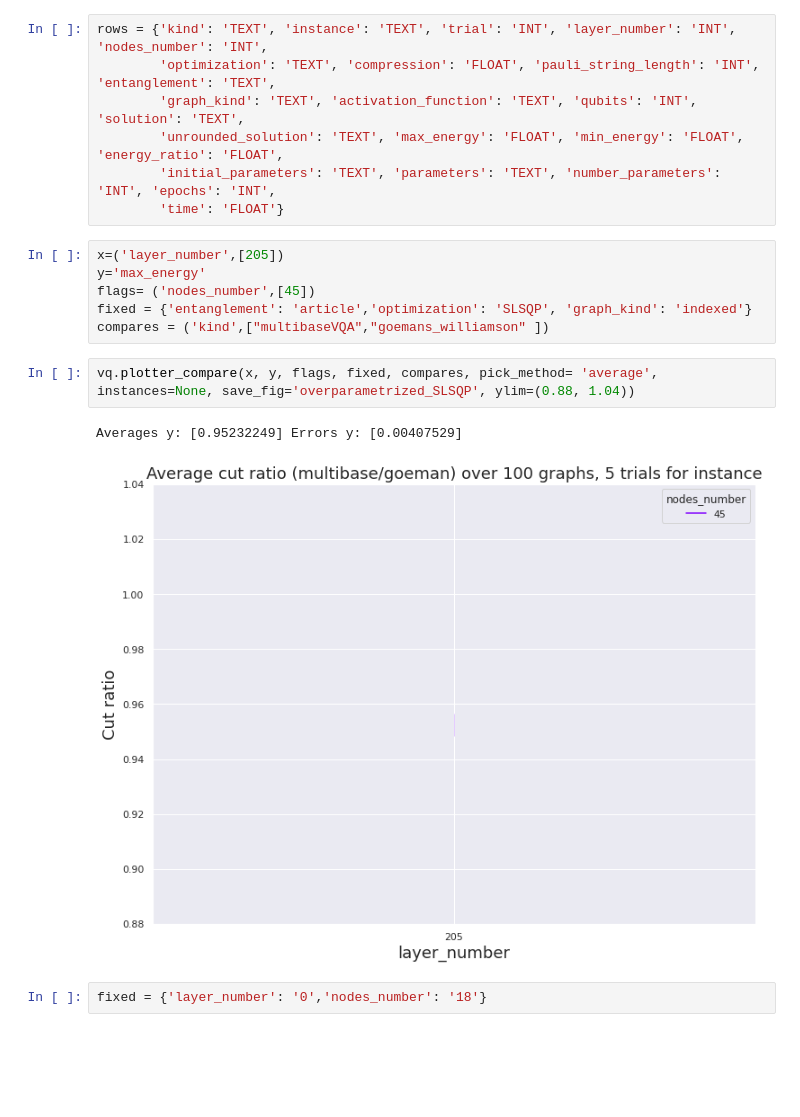
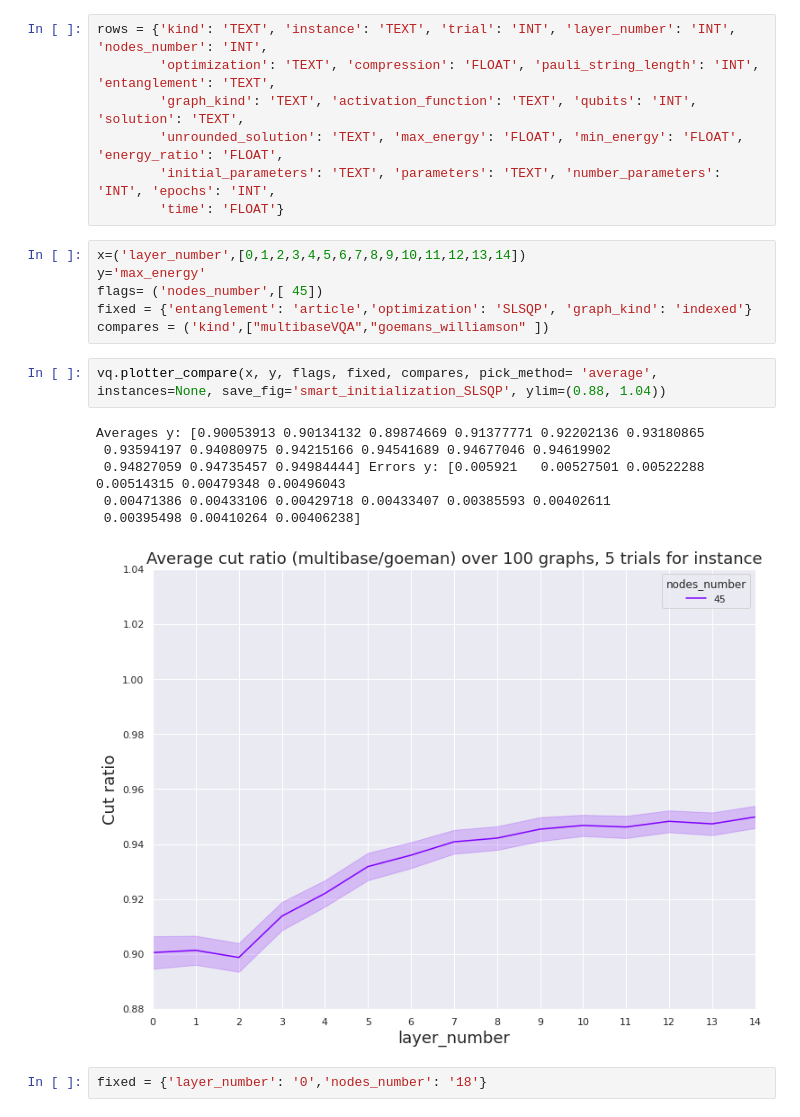
Before and after one commit to MarcoSciorilli/MqMBE, a Jupyter notebook: Tests.ipynb, the cells around one changed output. Saved outputs shown, nothing was run; the diff lists cells and outputs as text; blank space fills up the shorter version.

```diff
--- a/Tests.ipynb
+++ b/Tests.ipynb
@@ -16,16 +13,20 @@ rows = {'kind': 'TEXT', 'instance': 'TEXT', 'trial': 'INT', 'layer_number': 'INT
         'initial_parameters': 'TEXT', 'parameters': 'TEXT', 'number_parameters': 'INT', 'epochs': 'INT',
         'time': 'FLOAT'}
 # %%
-x=('layer_number',[205])
+x=('layer_number',[0,1,2,3,4,5,6,7,8,9,10,11,12,13,14])
 y='max_energy'
-flags= ('nodes_number',[45])
+flags= ('nodes_number',[ 45])
 fixed = {'entanglement': 'article','optimization': 'SLSQP', 'graph_kind': 'indexed'}
 compares = ('kind',["multibaseVQA","goemans_williamson" ])
 # %%
-vq.plotter_compare(x, y, flags, fixed, compares, pick_method= 'average', instances=None, save_fig='overparametrized_SLSQP', ylim=(0.88, 1.04))
+vq.plotter_compare(x, y, flags, fixed, compares, pick_method= 'average', instances=None, save_fig='smart_initialization_SLSQP', ylim=(0.88, 1.04))
 # %% [output]
-Averages y: [0.95232249] Errors y: [0.00407529]
+Averages y: [0.90053913 0.90134132 0.89874669 0.91377771 0.92202136 0.93180865
+ 0.93594197 0.94080975 0.94215166 0.94541689 0.94677046 0.94619902
+ 0.94827059 0.94735457 0.94984444] Errors y: [0.005921   0.00527501 0.00522288 0.00514315 0.00479348 0.00496043
+ 0.00471386 0.00433106 0.00429718 0.00433407 0.00385593 0.00402611
+ 0.00395498 0.00410264 0.00406238]
-[figure, old version]
+[figure, new version]
 # %%
 fixed = {'layer_number': '0','nodes_number': '18'}
 # %%
```
Also changed, not shown: parts of 5 cells of this notebook, 2 other files.
